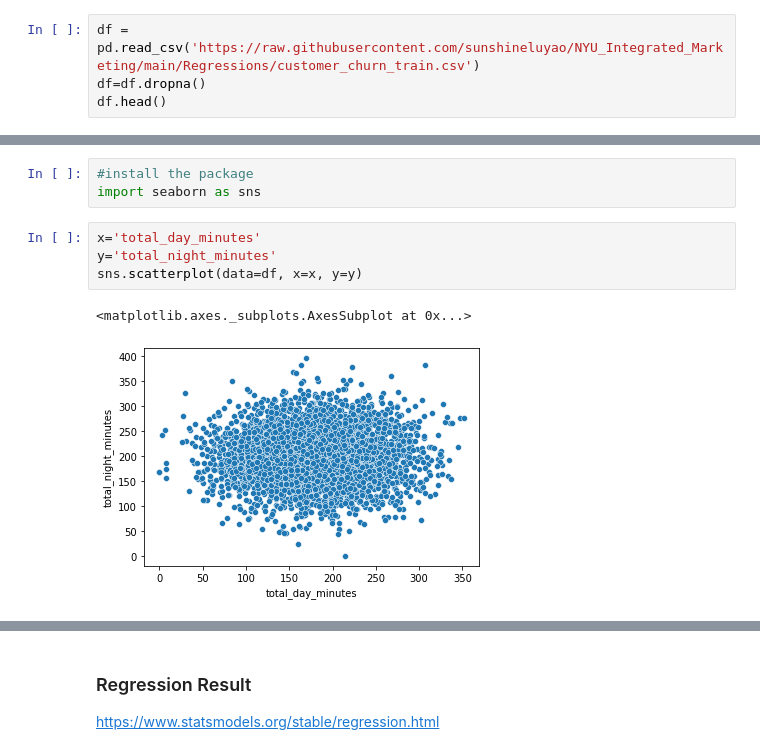
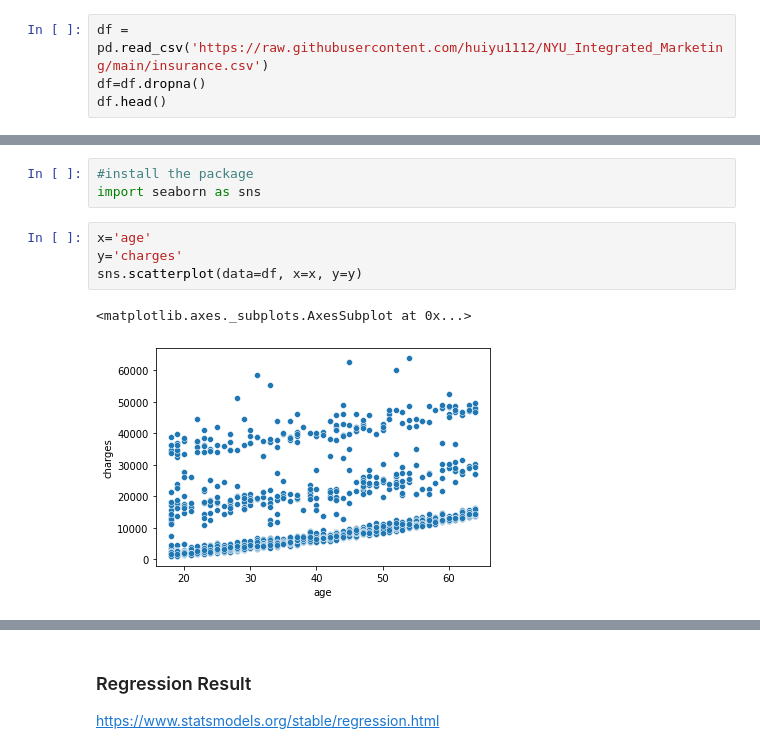
Before and after one commit to huiyu1112/NYU_Integrated_Marketing, a Jupyter notebook: “hy2246_final_Predicting_ipynb”.ipynb, the cells around one changed output, grey strips where cells are left out. Cells and saved outputs as stored; diff of their text form.

```diff
--- a/“hy2246_final_Predicting_ipynb”.ipynb
+++ b/“hy2246_final_Predicting_ipynb”.ipynb
@@ -26,5 +26,5 @@ Successfully installed littleutils-0.2.2 outdated-0.2.0 pandas-flavor-0.2.0 ping
 # %%
-df = pd.read_csv('https://raw.githubusercontent.com/sunshineluyao/NYU_Integrated_Marketing/main/Regressions/customer_churn_train.csv')
+df = pd.read_csv('https://raw.githubusercontent.com/huiyu1112/NYU_Integrated_Marketing/main/insurance.csv')
 df=df.dropna()
 df.head()
 # %% [output]
@@ -87,10 +71,10 @@ https://seaborn.pydata.org/generated/seaborn.scatterplot.html
 #install the package
 import seaborn as sns
 # %%
-x='total_day_minutes'
-y='total_night_minutes'
+x='age'
+y='charges'
 sns.scatterplot(data=df, x=x, y=y)
 # %% [output]
 <matplotlib.axes._subplots.AxesSubplot at 0x...>
-[figure, old version]
+[figure, new version]
 # %%
```
Also changed, not shown: parts of 32 cells of this notebook.
